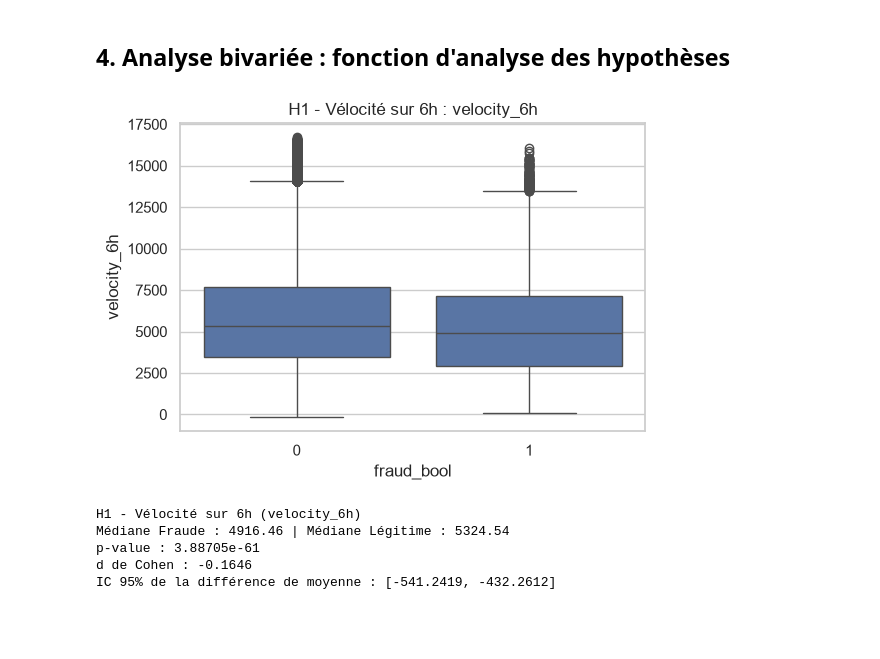
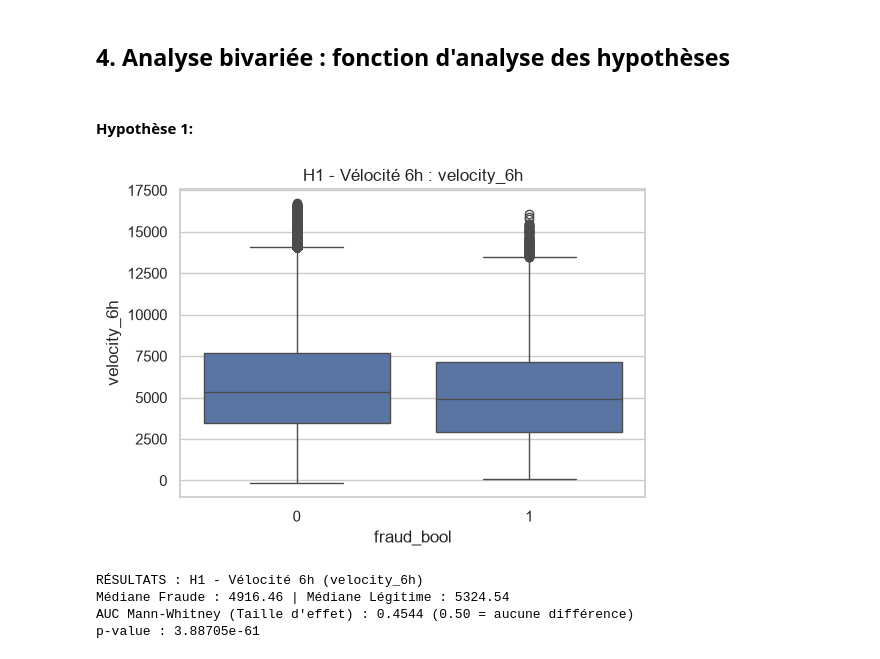
Before and after one commit to sandrineyu/projet_fil_rouge, a Jupyter notebook: src/EDA.ipynb, the cells around one changed output. Saved outputs shown, nothing was run; the diff lists cells and outputs as text; code cells hidden in the pictures; blank space fills up the shorter version.

```diff
--- a/src/EDA.ipynb
+++ b/src/EDA.ipynb
@@ -94,46 +173,12 @@ Le jeu de données affiche 1,1 % de fraude. Bien que supérieur aux taux moyens
+# %% [markdown]
+#### Hypothèse 1:
 # %%
-def tester_hypothese(df, column, titre_h, test_type='mannwhitney'):
-    # Dropping NaN
-    sub = df[[column, 'fraud_bool']].dropna()
-    f = sub[sub['fraud_bool'] == 1][column]
-    s = sub[sub['fraud_bool'] == 0][column]
-
-    # Graphique
-    plt.figure(figsize=(6, 4))
-    sns.boxplot(data=sub, x='fraud_bool', y=column)
-    plt.title(f"{titre_h} : {column}")
-    plt.show()
-
-    # Statistiques
-    m_f, m_s = f.mean(), s.mean()
-    med_f, med_s = f.median(), s.median()
-
-    # Test statistique
-    if test_type == 'mannwhitney':
-        stat, p_val = stats.mannwhitneyu(f, s)
-    else:
-        stat, p_val = stats.ttest_ind(f, s)
-
-    # d de Cohen
-    d = (m_f - m_s) / np.sqrt((f.std()**2 + s.std()**2) / 2)
-
-    # IC 95%
-    se = np.sqrt(f.var()/len(f) + s.var()/len(s))
-    diff = m_f - m_s
-    ic_low, ic_high = diff - 1.96 * se, diff + 1.96 * se
-
-    print(f"{titre_h} ({column})")
-    print(f"Médiane Fraude : {med_f:.2f} | Médiane Légitime : {med_s:.2f}")
-    print(f"p-value : {p_val:.5e}")
-    print(f"d de Cohen : {d:.4f}")
-    print(f"IC 95% de la différence de moyenne : [{ic_low:.4f}, {ic_high:.4f}]\n")
+# Appel unique pour H1
+auc_h1, p_h1 = analyser_distribution_continue(df_clean, 'velocity_6h', 'H1 - Vélocité 6h')
+# %% [output]
+[figure, added]
+RÉSULTATS : H1 - Vélocité 6h (velocity_6h)
+Médiane Fraude : 4916.46 | Médiane Légitime : 5324.54
+AUC Mann-Whitney (Taille d'effet) : 0.4544 (0.50 = aucune différence)
+p-value : 3.88705e-61
-# %%
-tester_hypothese(df_clean, 'velocity_6h', 'H1 - Vélocité sur 6h', test_type='mannwhitney')
-# %% [output]
-[figure, removed]
-H1 - Vélocité sur 6h (velocity_6h)
-Médiane Fraude : 4916.46 | Médiane Légitime : 5324.54
-p-value : 3.88705e-61
-d de Cohen : -0.1646
-IC 95% de la différence de moyenne : [-541.2419, -432.2612]
 # %% [markdown]
```
Also changed, not shown: parts of 35 cells of this notebook.
